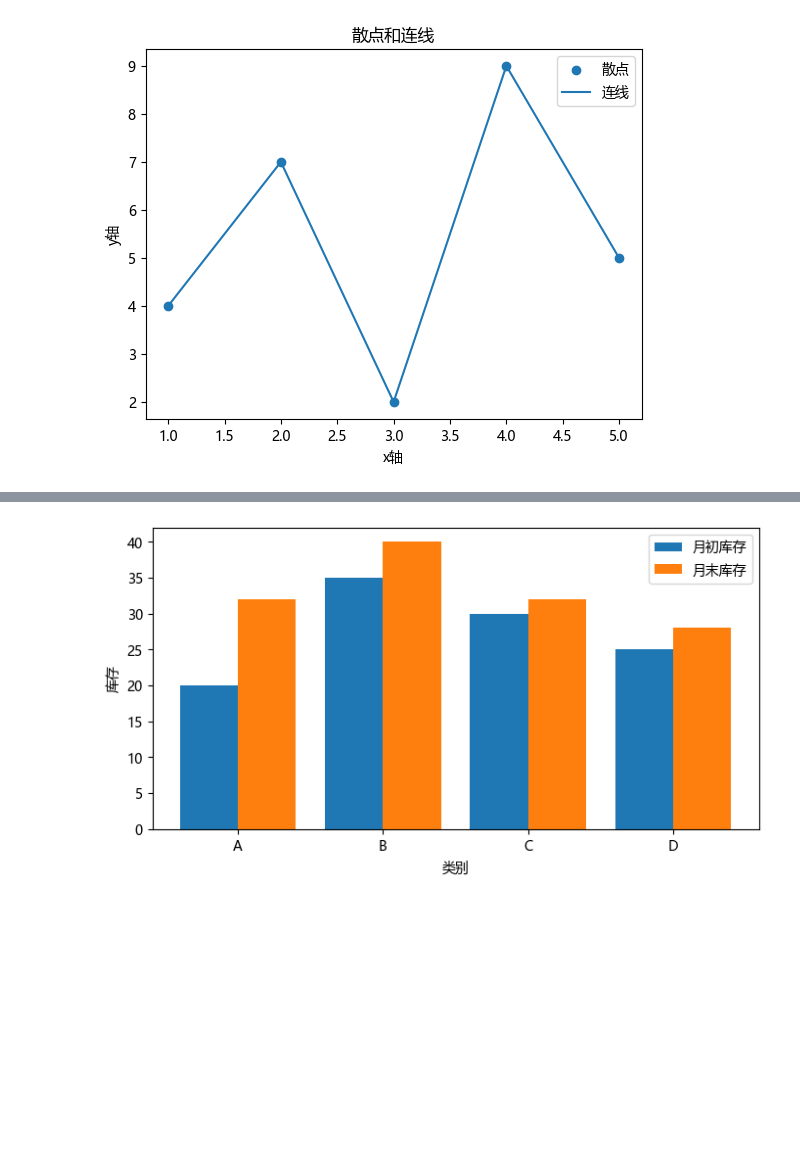
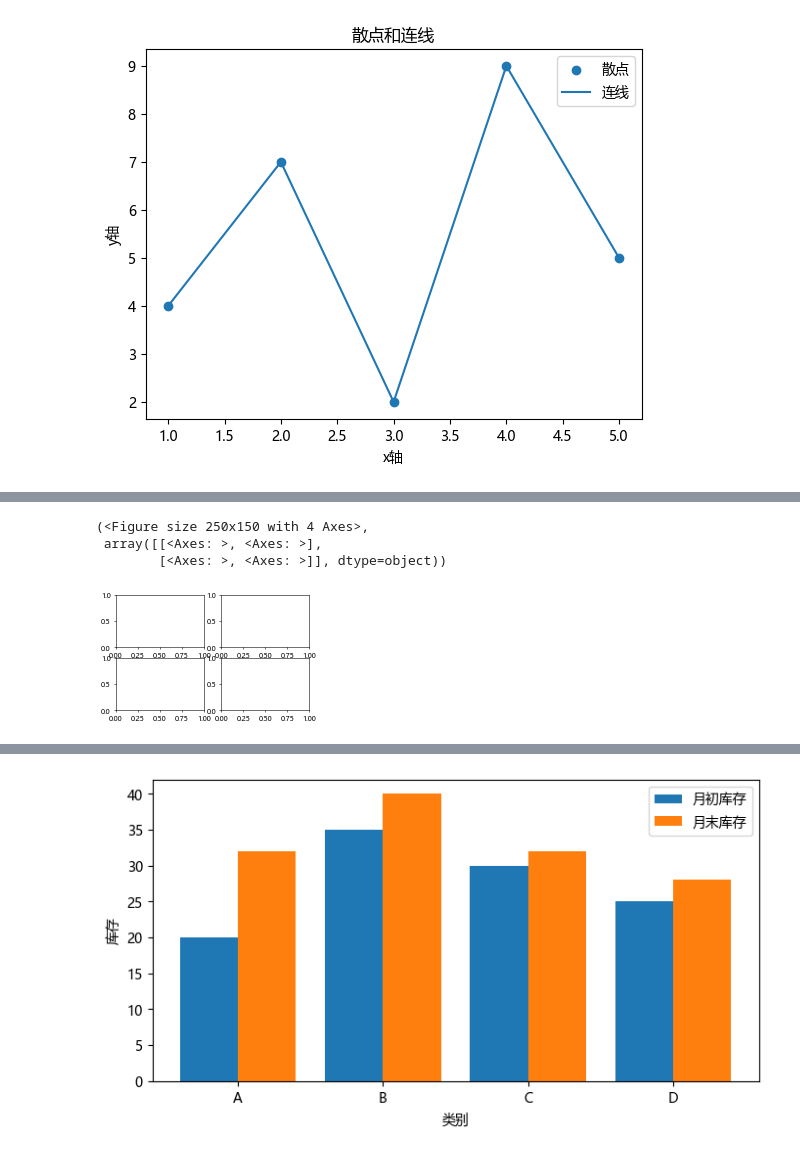
Before and after one commit to lcgong/tgbabook1-notebooks, a Jupyter notebook: ch08/0802_matplotlib.ipynb, the cells around one changed output, grey strips where cells are left out. Saved outputs shown, nothing was run; the diff lists cells and outputs as text; code cells hidden in the pictures; blank space fills up the shorter version.

```diff
--- a/ch08/0802_matplotlib.ipynb
+++ b/ch08/0802_matplotlib.ipynb
@@ -27,0 +37,9 @@ Text(0, 0.5, 'y轴')
+# %%
+x = np.linspace(-2*np.pi, 2*np.pi, num=101)
+
+plt.subplots(2, 2, figsize=(5, 3), dpi=50)
+# %% [output]
+(<Figure size 250x150 with 4 Axes>,
+ array([[<Axes: >, <Axes: >],
+        [<Axes: >, <Axes: >]], dtype=object))
+[figure, added]
```
Also changed, not shown: parts of 8 cells of this notebook, 6 other files.
